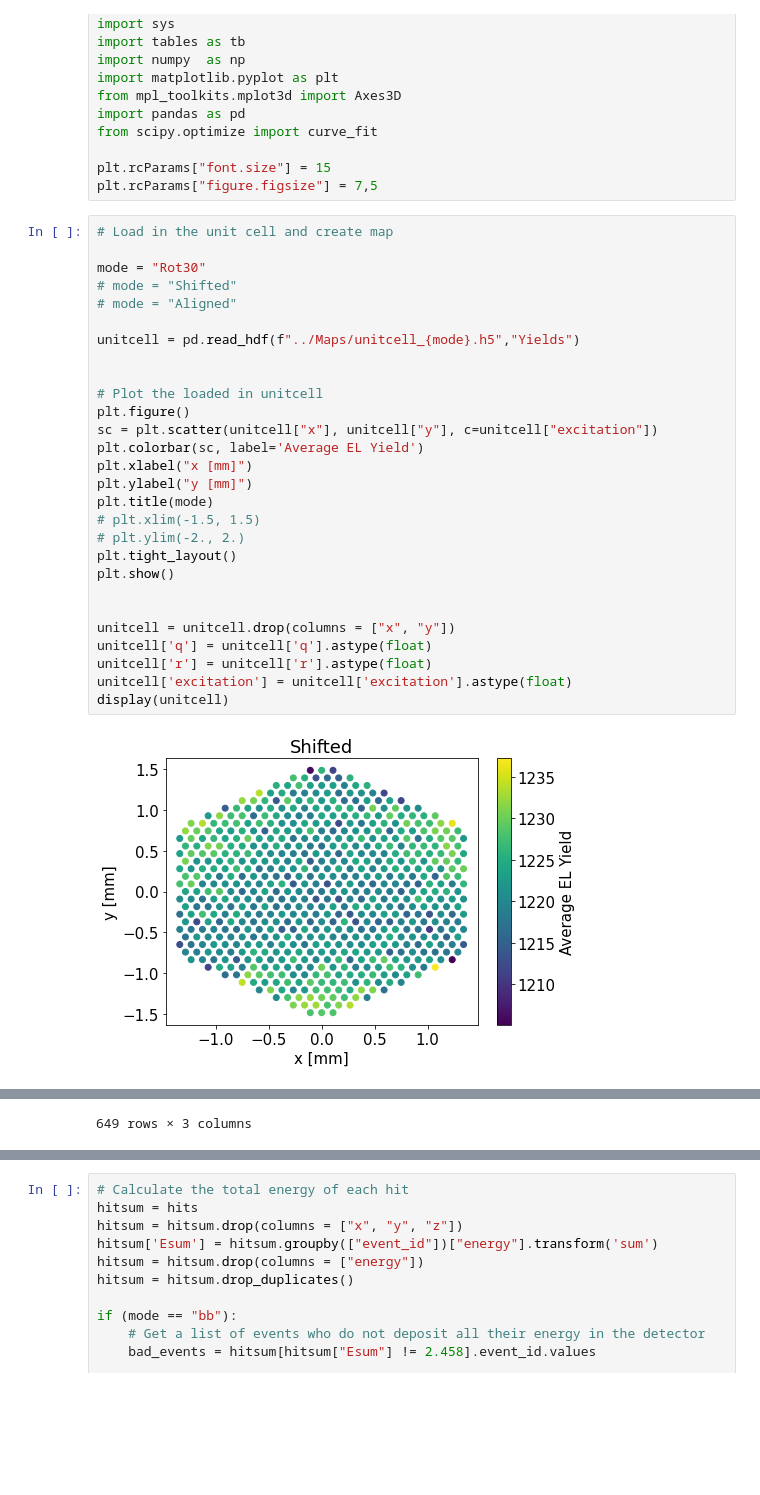
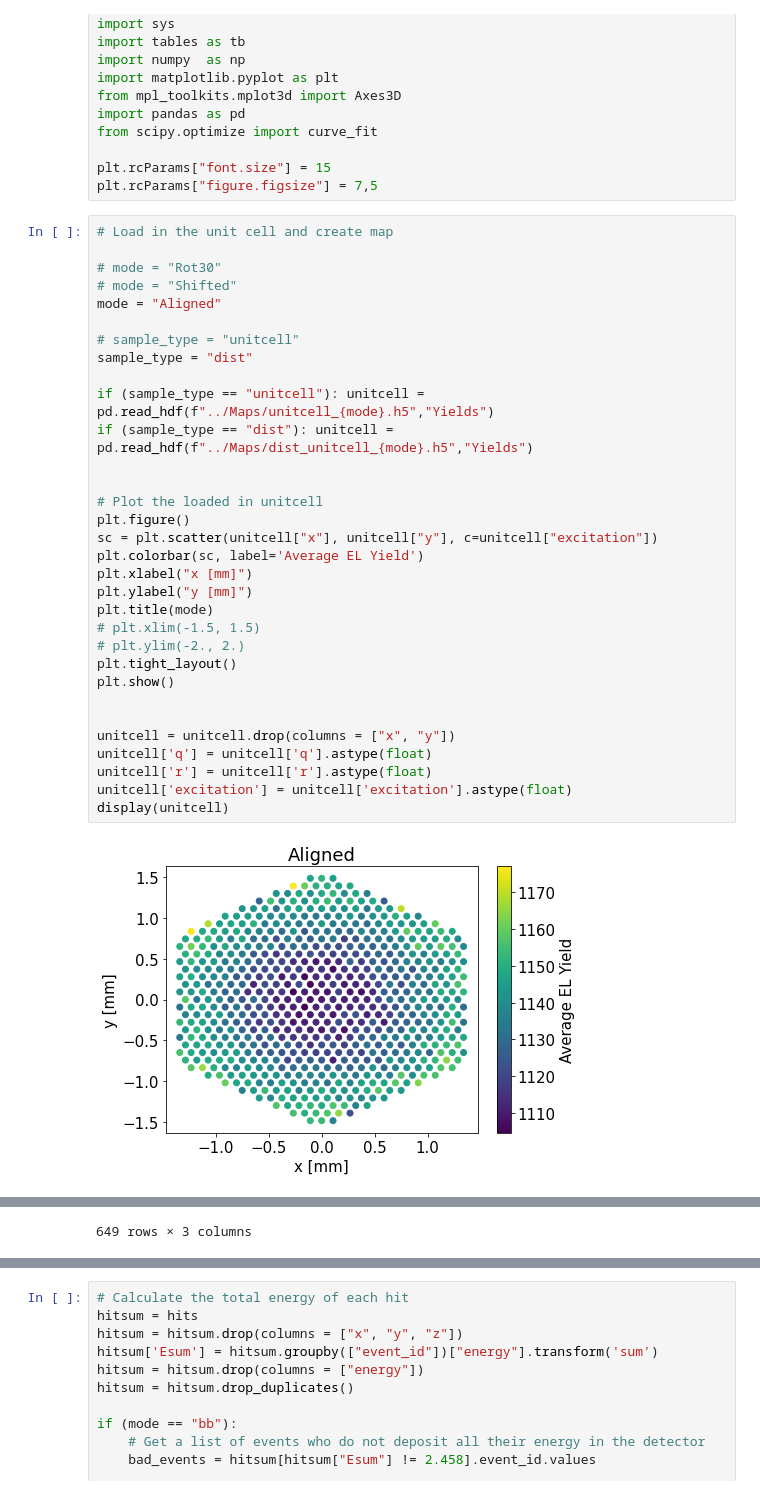
Before and after one commit to kvjmistry/GarfieldCode, a Jupyter notebook: Electroluminescence/notebooks/CalcTrackRes.ipynb, the cells around one changed output, grey strips where cells are left out. Drawn from its saved outputs; the diff is of its cells as text; blank space fills up the shorter version.

```diff
--- a/Electroluminescence/notebooks/CalcTrackRes.ipynb
+++ b/Electroluminescence/notebooks/CalcTrackRes.ipynb
@@ -15,31 +15,35 @@ plt.rcParams["figure.figsize"] = 7,5
 # %%
 # Load in the unit cell and create map
 
-mode = "Rot30"
+# mode = "Rot30"
 # mode = "Shifted"
-# mode = "Aligned"
+mode = "Aligned"
 
-unitcell = pd.read_hdf(f"../Maps/unitcell_{mode}.h5","Yields")
+# sample_type = "unitcell"
+sample_type = "dist"
+
+if (sample_type == "unitcell"): unitcell = pd.read_hdf(f"../Maps/unitcell_{mode}.h5","Yields")
+if (sample_type == "dist"): unitcell = pd.read_hdf(f"../Maps/dist_unitcell_{mode}.h5","Yields")
 
 
 # Plot the loaded in unitcell
 plt.figure()
 sc = plt.scatter(unitcell["x"], unitcell["y"], c=unitcell["excitation"])
 plt.colorbar(sc, label='Average EL Yield')
 plt.xlabel("x [mm]")
 plt.ylabel("y [mm]")
 plt.title(mode)
 # plt.xlim(-1.5, 1.5)
 # plt.ylim(-2., 2.)
 plt.tight_layout()
 plt.show()
 
 
 unitcell = unitcell.drop(columns = ["x", "y"])
 unitcell['q'] = unitcell['q'].astype(float)
 unitcell['r'] = unitcell['r'].astype(float)
 unitcell['excitation'] = unitcell['excitation'].astype(float)
 display(unitcell)
 # %% [output]
-[figure, old version]
+[figure, new version]
 |  | q | r | excitation |
```
Also changed, not shown: parts of 5 cells of this notebook.
